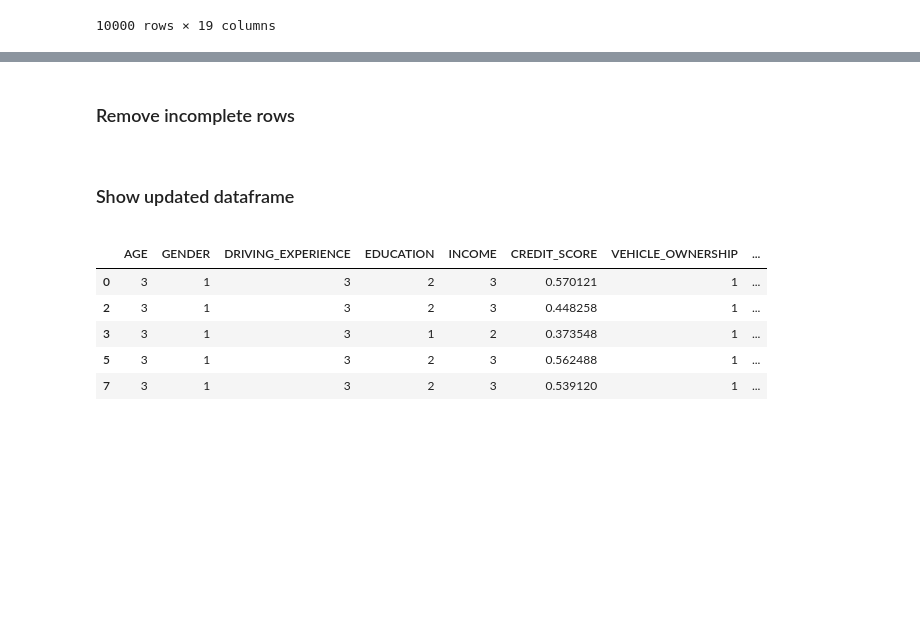
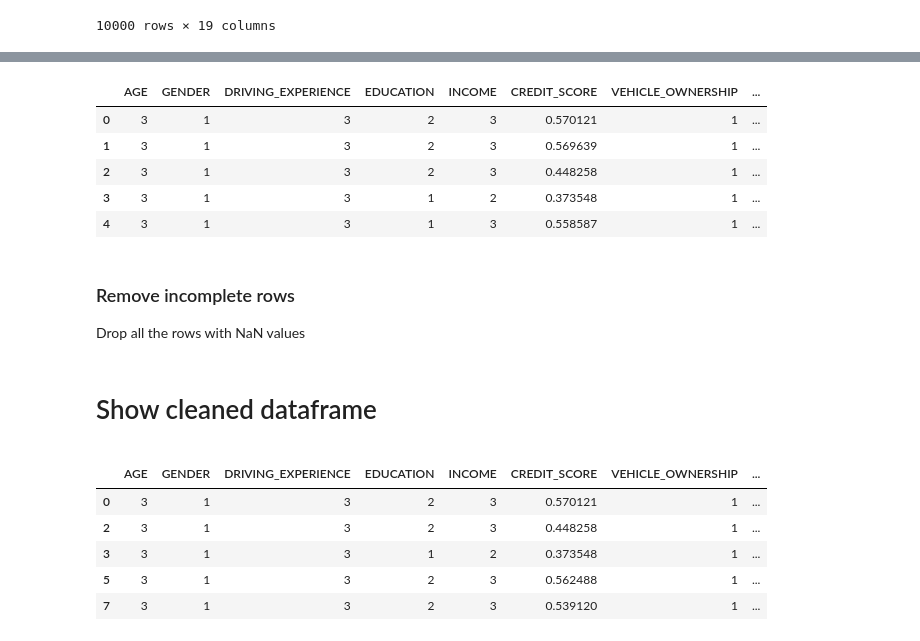
Before and after one commit to CrashTest-Dummy/Insurance-Risk-Predictor, a Jupyter notebook: C964-Insurance-Risk-Predictor.ipynb, the cells around one changed output, grey strips where cells are left out. Saved outputs shown, nothing was run; the diff lists cells and outputs as text; code cells hidden in the pictures; blank space fills up the shorter version.

```diff
--- a/C964-Insurance-Risk-Predictor.ipynb
+++ b/C964-Insurance-Risk-Predictor.ipynb
@@ -127,14 +168,24 @@ insurance_dataframe["VEHICLE_TYPE"].replace(to_replace="sports car", value=1, in
 # Drop the "RACE" column (not something we want to consider)
 # Drop the "ID" column (not relevant to the analysis)
 insurance_dataframe = insurance_dataframe.drop(columns=['RACE', 'ID'])
+# %%
+insurance_dataframe.head()
+# %% [output]
+|  | AGE | GENDER | DRIVING_EXPERIENCE | EDUCATION | INCOME | CREDIT_SCORE | VEHICLE_OWNERSHIP | ... |
+| 0 | 3 | 1 | 3 | 2 | 3 | 0.570121 | 1 | ... |
+| 1 | 3 | 1 | 3 | 2 | 3 | 0.569639 | 1 | ... |
+| 2 | 3 | 1 | 3 | 2 | 3 | 0.448258 | 1 | ... |
+| 3 | 3 | 1 | 3 | 1 | 2 | 0.373548 | 1 | ... |
+| 4 | 3 | 1 | 3 | 1 | 3 | 0.558587 | 1 | ... |
 # %% [markdown]
 ### Remove incomplete rows
 <a id='remove_rows'></a>
+Drop all the rows with NaN values
 # %%
 # Drop all the rows with NaN values
 insurance_dataframe.dropna(axis='rows', inplace=True)
 # %% [markdown]
-### Show updated dataframe
+# Show cleaned dataframe
 <a id='show_dataframe'></a>
 # %%
 insurance_dataframe.head()
```
Also changed, not shown: parts of 25 cells of this notebook, 3 other files.
